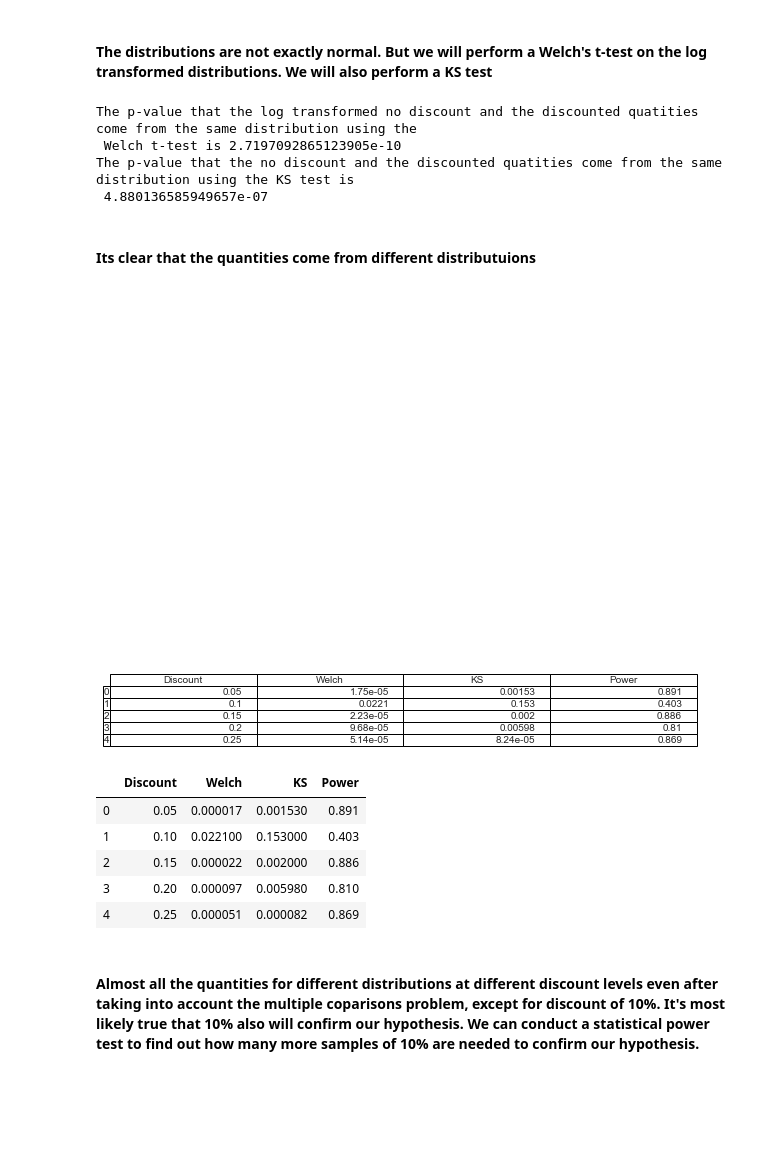
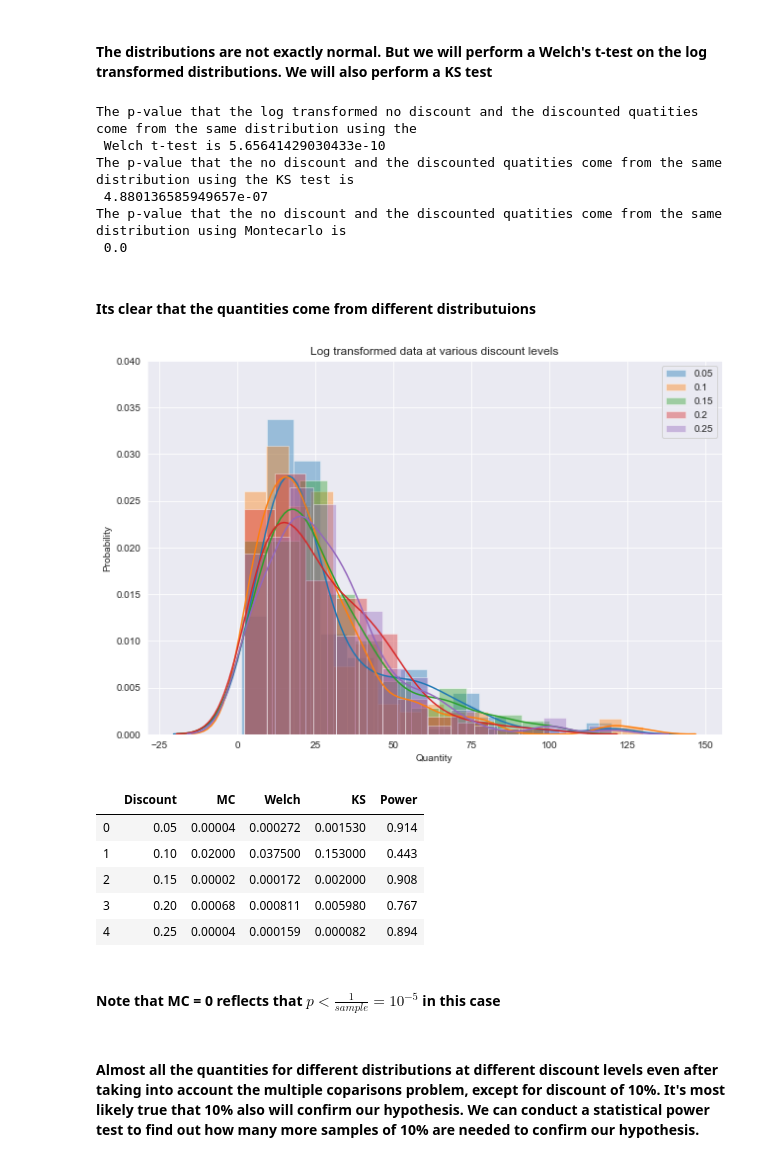
Before and after one commit to aghalsas/Northwind_Statistical_Analysis, a Jupyter notebook: student.ipynb, the cells around one changed output. Drawn from its saved outputs; the diff is of its cells as text; code cells hidden in the pictures; blank space fills up the shorter version.

```diff
--- a/student.ipynb
+++ b/student.ipynb
@@ -107,3 +107,18 @@ plt.tight_layout()
+# %%
+def mc_pvalue(df1,df2,samples=1000,one_tail=True):
+    mean_diff = abs(df1.mean() - df2.mean())
+    df_merge = pd.concat([df1,df2])
+    diff_means = []
+    for i in range(samples):
+        sample_1 = df_merge.sample(len(df1))
+        sample_2 = df_merge.drop(sample_1.index)
+        diff_means.append(sample_1.mean()-sample_2.mean())
+    if one_tail:
+        p_val = sum(np.array(diff_means) > mean_diff)/samples
+    else:
+        p_val = 2*sum(np.array(diff_means) > mean_diff)/samples
+
+    return p_val
 # %% [markdown]
 #### Plotting the original distributions and their means
 # %%
@@ -123,13 +138,16 @@ plt.savefig('Figures\distplot_disc.png')
 # %% [markdown]
 #### The distributions are not exactly normal. But we will perform a Welch's t-test on the log transformed distributions. We will also perform a KS test
 # %%
-print('The p-value that the log transformed no discount and the discounted quatities come from the same distribution using the \n Welch t-test is',ttest_ind(np.log1p(analysis_df_nodisc['Quantity']),np.log1p(analysis_df_disc['Quantity']),equal_var=False)[1])
+print('The p-value that the log transformed no discount and the discounted quatities come from the same distribution using the \n Welch t-test is',ttest_ind(analysis_df_nodisc['Quantity'],analysis_df_disc['Quantity'],equal_var=False)[1])
 print('The p-value that the no discount and the discounted quatities come from the same distribution using the KS test is \n',ks_2samp(analysis_df_nodisc['Quantity'],analysis_df_disc['Quantity'])[1])
+print('The p-value that the no discount and the discounted quatities come from the same distribution using Montecarlo is \n',mc_pvalue(analysis_df_nodisc['Quantity'],analysis_df_disc['Quantity']))
 # %% [output]
 The p-value that the log transformed no discount and the discounted quatities come from the same distribution using the
- Welch t-test is 2.7197092865123905e-10
+ Welch t-test is 5.65641429030433e-10
 The p-value that the no discount and the discounted quatities come from the same distribution using the KS test is
  4.880136585949657e-07
+The p-value that the no discount and the discounted quatities come from the same distribution using Montecarlo is
+ 0.0
 # %% [markdown]
 #### Its clear that the quantities come from different distributuions
 # %%
@@ -146,42 +164,45 @@ def cohen_d(x,y):
 # %%
 power_analysis = TTestIndPower()
 
 plt.figure(figsize=(9,6))
-plt.xlim([0,10])
-plt.ylim([0,.7])
+#plt.xlim([0,10])
+plt.ylim([0,.04])
 plt.ylabel('Probability')
 disc = analysis_df.Discount.unique()
 disc.sort()
-stat = np.zeros([5,4])
+stat = np.zeros([5,5])
 ix = 0
 for d in disc[1:]:
     df_plot = analysis_df[analysis_df.Discount==d]['Quantity']
     if len(df_plot) >10:
-        sns.distplot(np.log1p(df_plot),label=str(d))
+        sns.distplot(df_plot,label=str(d))
         stat[ix,0] = d
-        stat[ix,1] = format(ttest_ind(np.log1p(df_plot),np.log1p(analysis_df_nodisc['Quantity']),equal_var=False)[1],'.2e')
-        stat[ix,2] = format(ks_2samp(np.log1p(df_plot),np.log1p(analysis_df_nodisc['Quantity']))[1],'.2e')
-        stat[ix,3] = format(power_analysis.solve_power(effect_size = cohen_d(np.log1p(df_plot),np.log1p(analysis_df_nodisc['Quantity'])),
+        stat[ix,1] = mc_pvalue(df_plot,analysis_df_nodisc['Quantity'],samples=100000,one_tail=False)
+        stat[ix,2] = format(ttest_ind(df_plot,analysis_df_nodisc['Quantity'],equal_var=False)[1],'.2e')
+        stat[ix,3] = format(ks_2samp(np.log1p(df_plot),np.log1p(analysis_df_nodisc['Quantity']))[1],'.2e')
+        stat[ix,4] = format(power_analysis.solve_power(effect_size = cohen_d(df_plot,analysis_df_nodisc['Quantity']),
                                                 alpha = 0.05, nobs1 = len(df_plot)),'.2e')
 
         ix = ix+1
 
 plt.tight_layout()
 plt.title('Log transformed data at various discount levels')
 plt.legend()
 plt.savefig('Figures\distplot_all.png')
-stat_df = pd.DataFrame(stat, columns=['Discount','Welch','KS','Power'])
+stat_df = pd.DataFrame(stat, columns=['Discount','MC','Welch','KS','Power'])
 # %% [output]
-[figure, old version]
+[figure, new version]
 # %%
 stat_df
 # %% [output]
-|  | Discount | Welch | KS | Power |
-| 0 | 0.05 | 0.000017 | 0.001530 | 0.891 |
-| 1 | 0.10 | 0.022100 | 0.153000 | 0.403 |
-| 2 | 0.15 | 0.000022 | 0.002000 | 0.886 |
-| 3 | 0.20 | 0.000097 | 0.005980 | 0.810 |
-| 4 | 0.25 | 0.000051 | 0.000082 | 0.869 |
+|  | Discount | MC | Welch | KS | Power |
+| 0 | 0.05 | 0.00004 | 0.000272 | 0.001530 | 0.914 |
+| 1 | 0.10 | 0.02000 | 0.037500 | 0.153000 | 0.443 |
+| 2 | 0.15 | 0.00002 | 0.000172 | 0.002000 | 0.908 |
+| 3 | 0.20 | 0.00068 | 0.000811 | 0.005980 | 0.767 |
+| 4 | 0.25 | 0.00004 | 0.000159 | 0.000082 | 0.894 |
+# %% [markdown]
+#### Note that MC = 0 reflects that $p < \frac{1}{sample} = 10^{-5}$ in this case
 # %% [markdown]
 #### Almost all the quantities for different distributions at different discount levels even after taking into account the multiple coparisons problem, except for discount of 10%. It's most likely true that 10% also will confirm our hypothesis. We can conduct a statistical power test to find out how many more samples of 10% are needed to confirm our hypothesis.
 # %%
```
Also changed, not shown: parts of 4 cells of this notebook.
